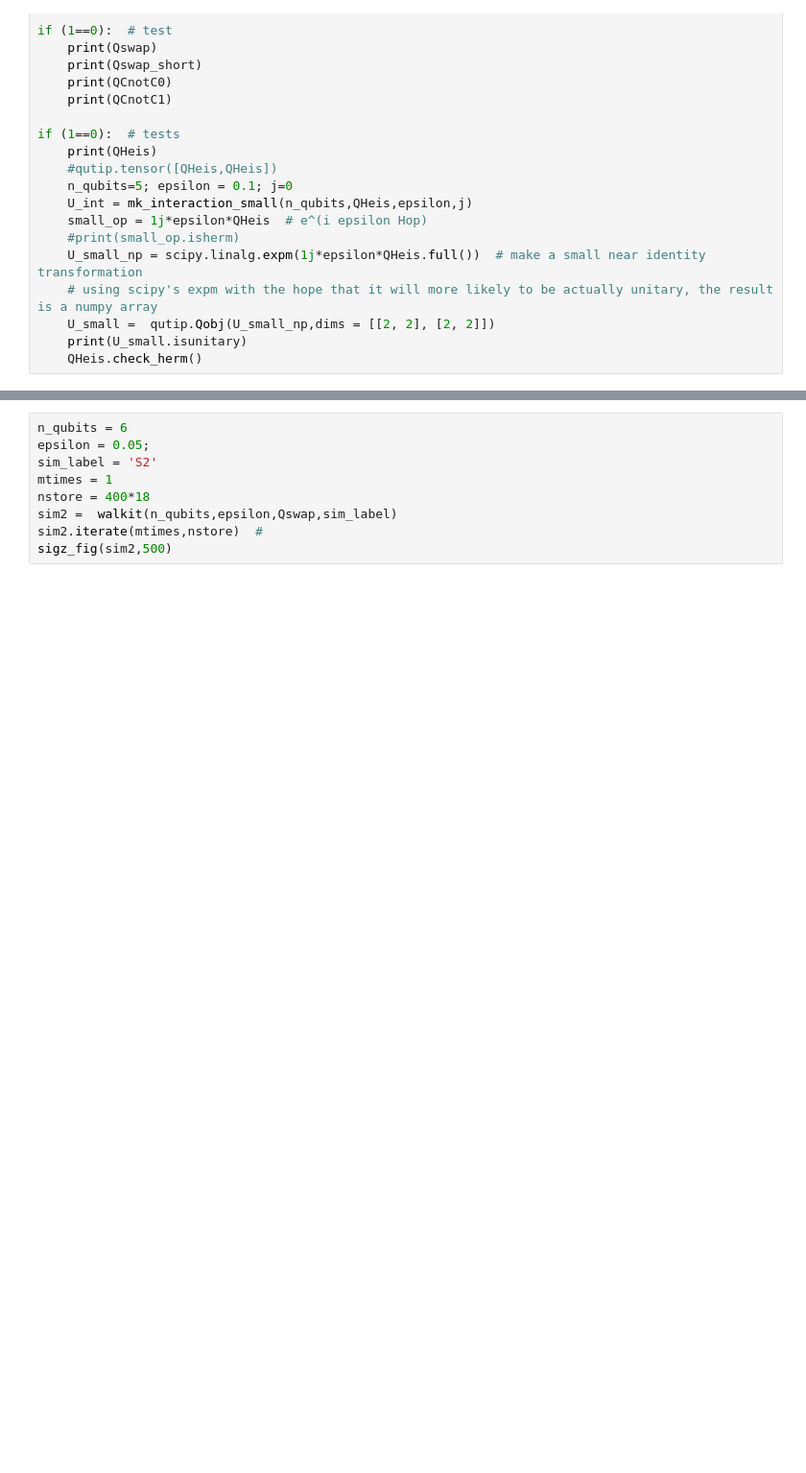
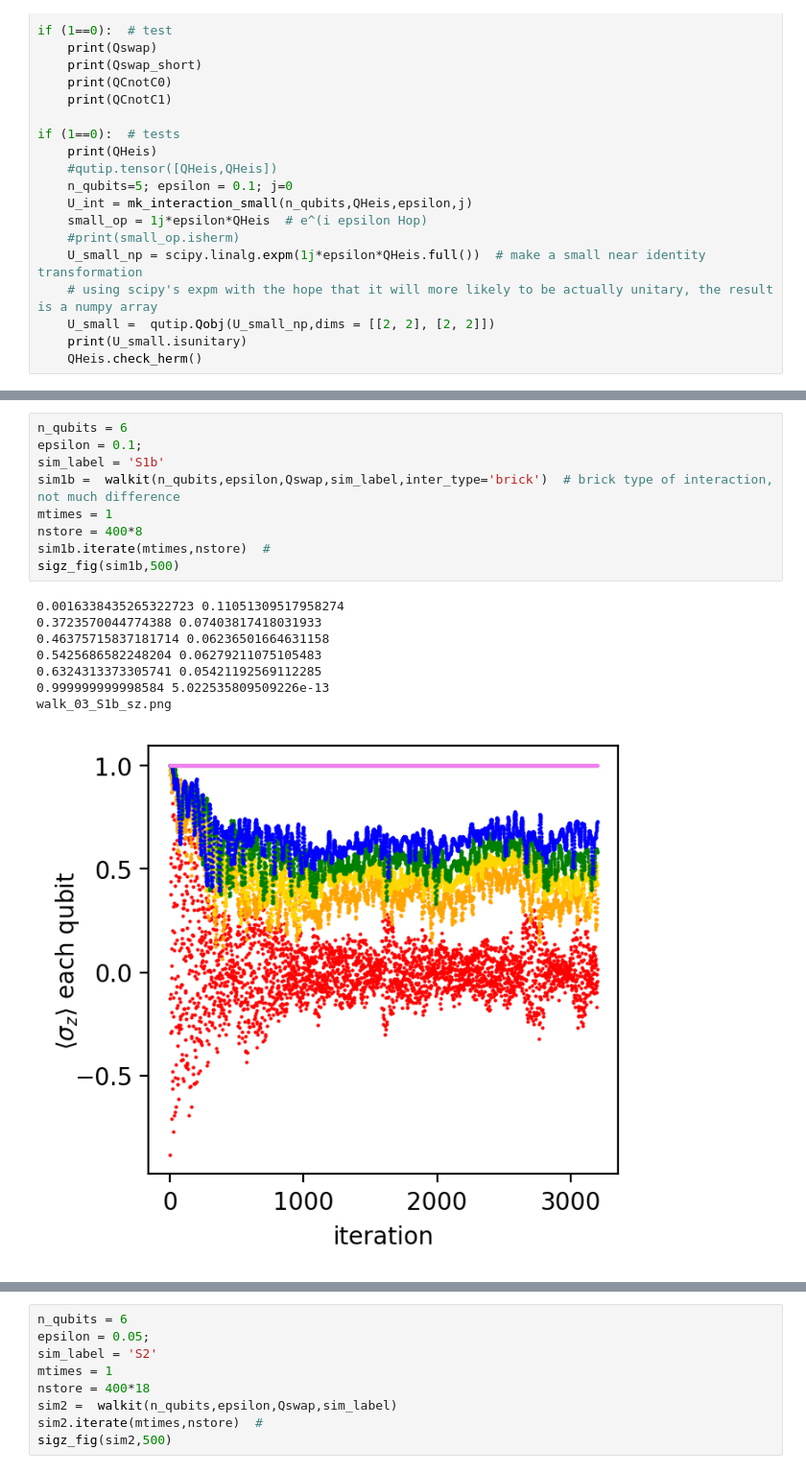
Before and after one commit to aquillen/Qwalk, a Jupyter notebook: Walk_03.ipynb, the cells around one changed output, grey strips where cells are left out. Shown at 96% size. Drawn from its saved outputs; the diff is of its cells as text; blank space fills up the shorter version.

```diff
--- a/Walk_03.ipynb
+++ b/Walk_03.ipynb
@@ -346,0 +379,18 @@ walk_03_S1_sz.png
+# %%
+n_qubits = 6
+epsilon = 0.1;
+sim_label = 'S1b'
+sim1b =  walkit(n_qubits,epsilon,Qswap,sim_label,inter_type='brick')  # brick type of interaction, not much difference
+mtimes = 1
+nstore = 400*8
+sim1b.iterate(mtimes,nstore)  #
+sigz_fig(sim1b,500)
+# %% [output]
+0.0016338435265322723 0.11051309517958274
+0.3723570044774388 0.07403817418031933
+0.46375715837181714 0.06236501664631158
+0.5425686582248204 0.06279211075105483
+0.6324313373305741 0.05421192569112285
+0.999999999998584 5.022535809509226e-13
+walk_03_S1b_sz.png
+[figure, added]
```
Also changed, not shown: parts of 8 cells of this notebook, 1 other file.
